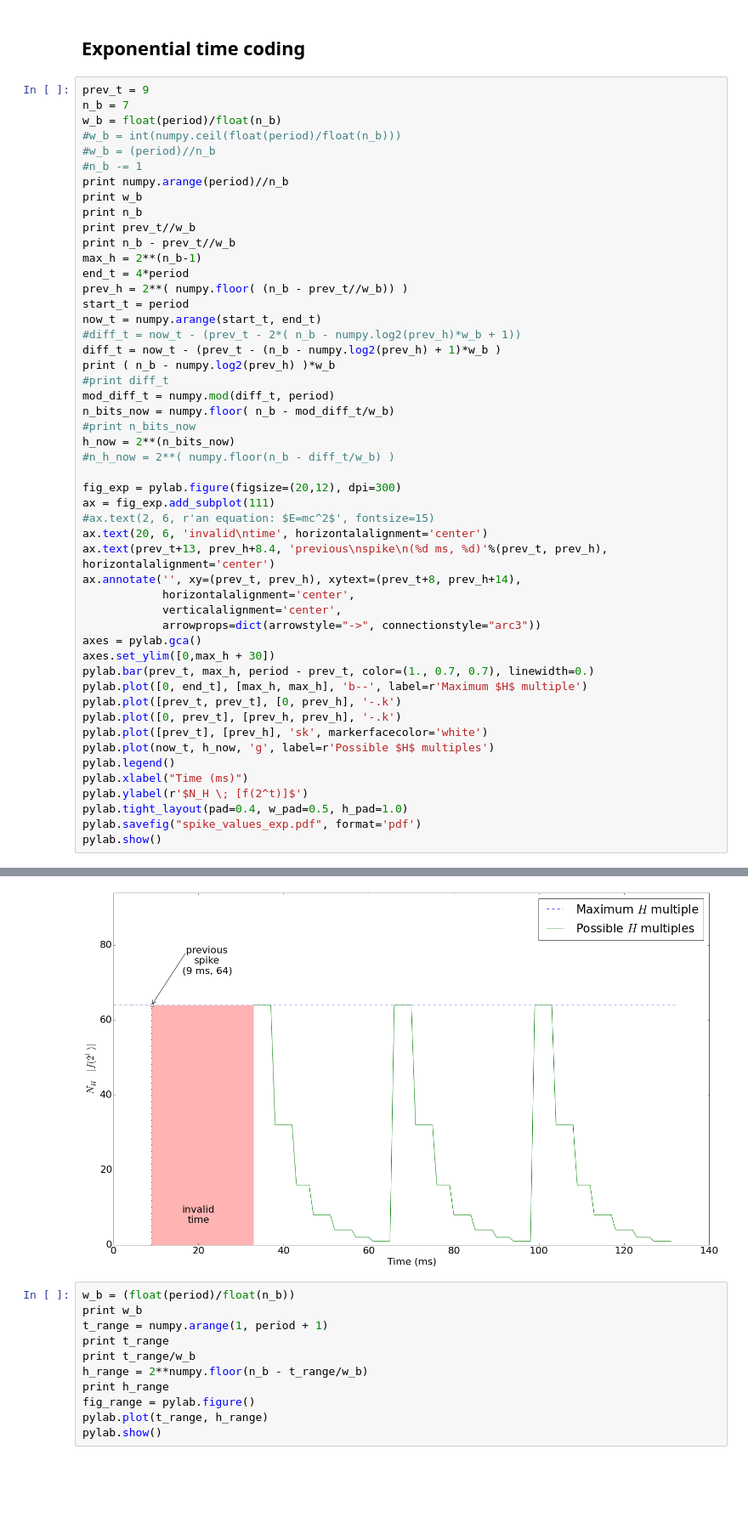
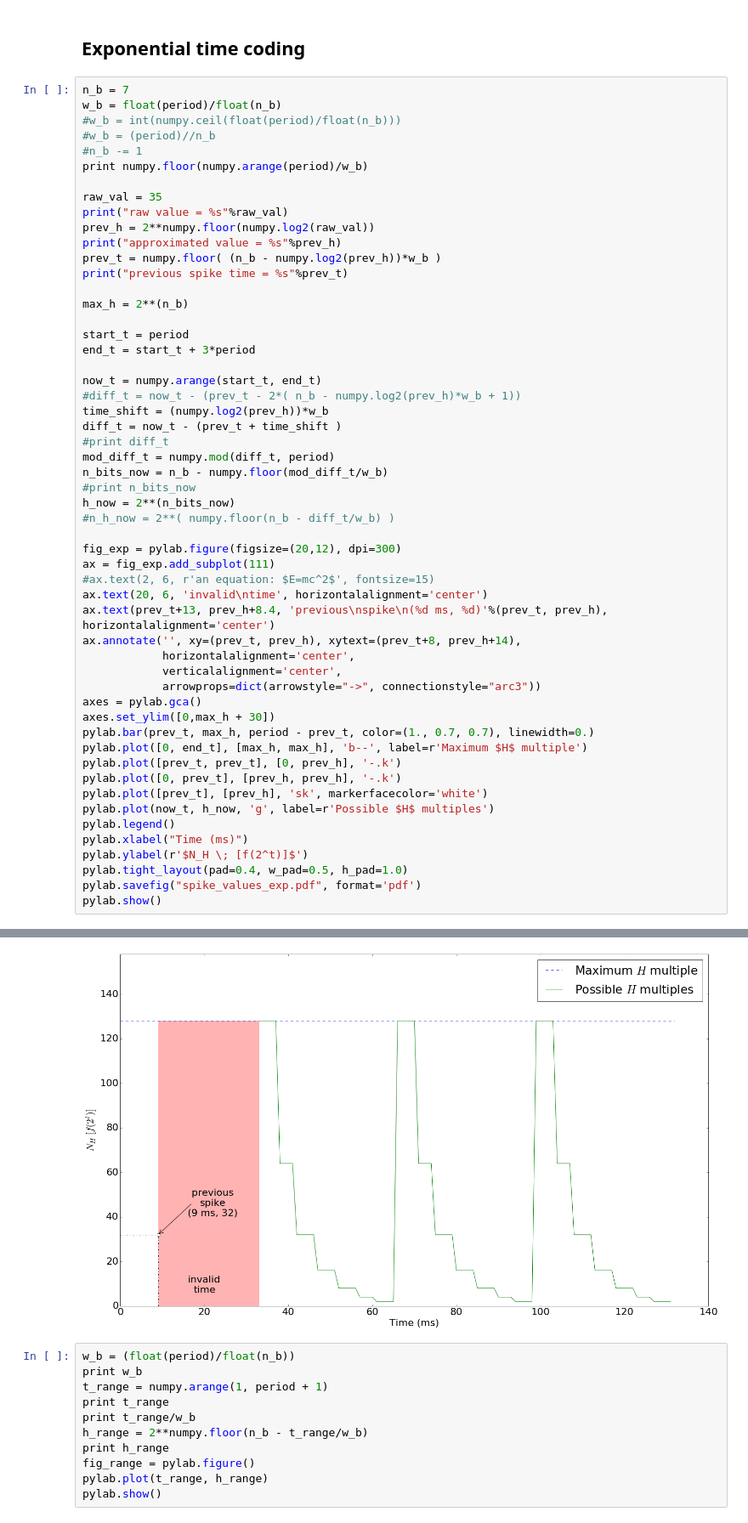
Before and after one commit to chanokin/dvs_emu_paper, a Jupyter notebook: pictures/value_updates_time.ipynb, the cells around one changed output, grey strips where cells are left out. Shown at 85% size. Saved outputs shown, nothing was run; the diff lists cells and outputs as text; blank space fills up the shorter version.

Commit message:
fixed time-code figures

```diff
--- a/pictures/value_updates_time.ipynb
+++ b/pictures/value_updates_time.ipynb
@@ -67,28 +68,32 @@ pylab.show()
 # %% [markdown]
 ## Exponential time coding
 # %%
-prev_t = 9
 n_b = 7
 w_b = float(period)/float(n_b)
 #w_b = int(numpy.ceil(float(period)/float(n_b)))
 #w_b = (period)//n_b
 #n_b -= 1
-print numpy.arange(period)//n_b
-print w_b
-print n_b
-print prev_t//w_b
-print n_b - prev_t//w_b
-max_h = 2**(n_b-1)
-end_t = 4*period
-prev_h = 2**( numpy.floor( (n_b - prev_t//w_b)) )
+print numpy.floor(numpy.arange(period)/w_b)
+
+raw_val = 35
+print("raw value = %s"%raw_val)
+prev_h = 2**numpy.floor(numpy.log2(raw_val))
+print("approximated value = %s"%prev_h)
+prev_t = numpy.floor( (n_b - numpy.log2(prev_h))*w_b )
+print("previous spike time = %s"%prev_t)
+
+max_h = 2**(n_b)
+
 start_t = period
+end_t = start_t + 3*period
+
 now_t = numpy.arange(start_t, end_t)
 #diff_t = now_t - (prev_t - 2*( n_b - numpy.log2(prev_h)*w_b + 1))
-diff_t = now_t - (prev_t - (n_b - numpy.log2(prev_h) + 1)*w_b )
-print ( n_b - numpy.log2(prev_h) )*w_b
+time_shift = (numpy.log2(prev_h))*w_b
+diff_t = now_t - (prev_t + time_shift )
 #print diff_t
 mod_diff_t = numpy.mod(diff_t, period)
-n_bits_now = numpy.floor( n_b - mod_diff_t/w_b)
+n_bits_now = n_b - numpy.floor(mod_diff_t/w_b)
 #print n_bits_now
 h_now = 2**(n_bits_now)
 #n_h_now = 2**( numpy.floor(n_b - diff_t/w_b) )
@@ -126,4 +130,4 @@ pylab.show()
-[figure, old version]
+[figure, new version]
 # %%
 w_b = (float(period)/float(n_b))
 print w_b
```
Also changed, not shown: parts of 2 cells of this notebook, 2 other files.
